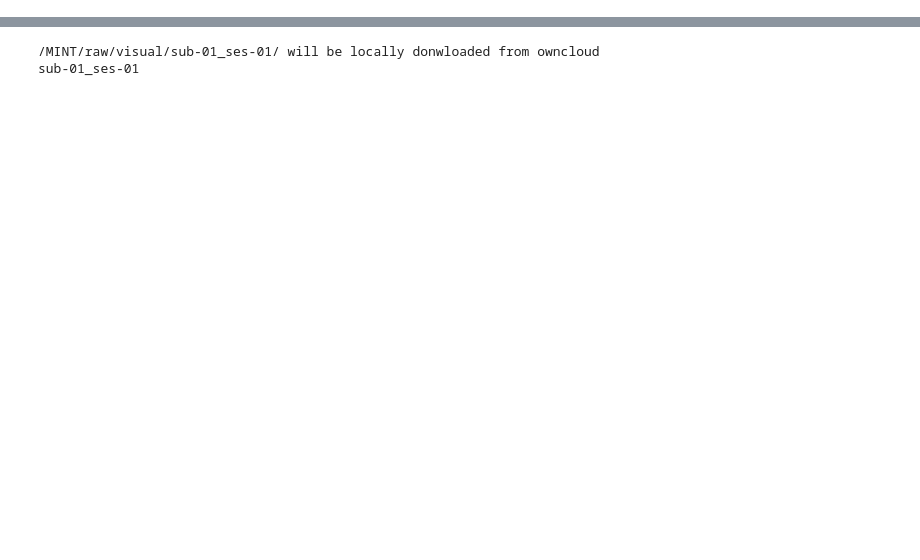
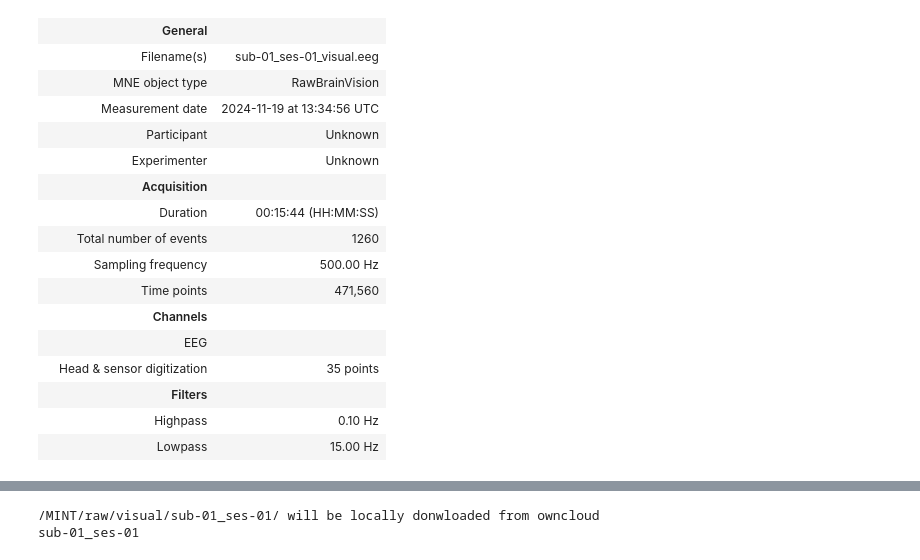
Before and after one commit to KazukiMaruo/2025_MINT, a Jupyter notebook: code/preprocess/visual/preprocess.ipynb, the cells around one changed output, grey strips where cells are left out. Cells and saved outputs as stored; diff of their text form; code cells hidden in the pictures; blank space fills up the shorter version.

```diff
--- a/code/preprocess/visual/preprocess.ipynb
+++ b/code/preprocess/visual/preprocess.ipynb
@@ -100,0 +353,23 @@ create_if_not_exist(f"{BASE_DIR}/data/processed/{modality}")
+# %%
+# ~~~~~~~~~~~~~~ remove eye-movement related channels
+channels_to_remove = ['Fp1', 'eyeV', 'eyeH']
+raw.drop_channels(channels_to_remove) # former eye channel (dummy name)
+# ~~~~~~~~~~~~~~ remove eye-movement related channels ~~~~~~~~~~~~~~
+# %% [output]
+|  | General |  |
+|  | Filename(s) | sub-01_ses-01_visual.eeg |
+|  | MNE object type | RawBrainVision |
+|  | Measurement date | 2024-11-19 at 13:34:56 UTC |
+|  | Participant | Unknown |
+|  | Experimenter | Unknown |
+|  | Acquisition |  |
+|  | Duration | 00:15:44 (HH:MM:SS) |
+|  | Total number of events | 1260 |
+|  | Sampling frequency | 500.00 Hz |
+|  | Time points | 471,560 |
+|  | Channels |  |
+|  | EEG |  |
+|  | Head & sensor digitization | 35 points |
+|  | Filters |  |
+|  | Highpass | 0.10 Hz |
+|  | Lowpass | 15.00 Hz |
```
Also changed, not shown: parts of 12 cells of this notebook, 6 other files.
